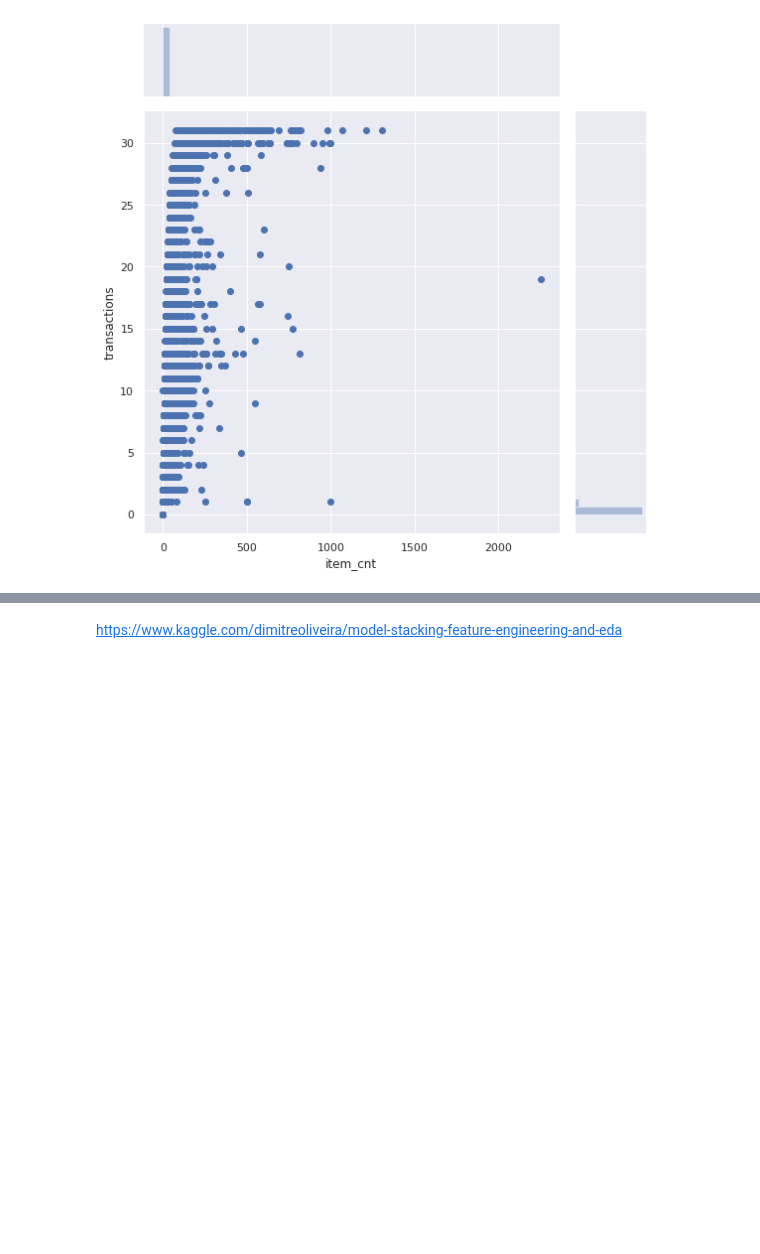
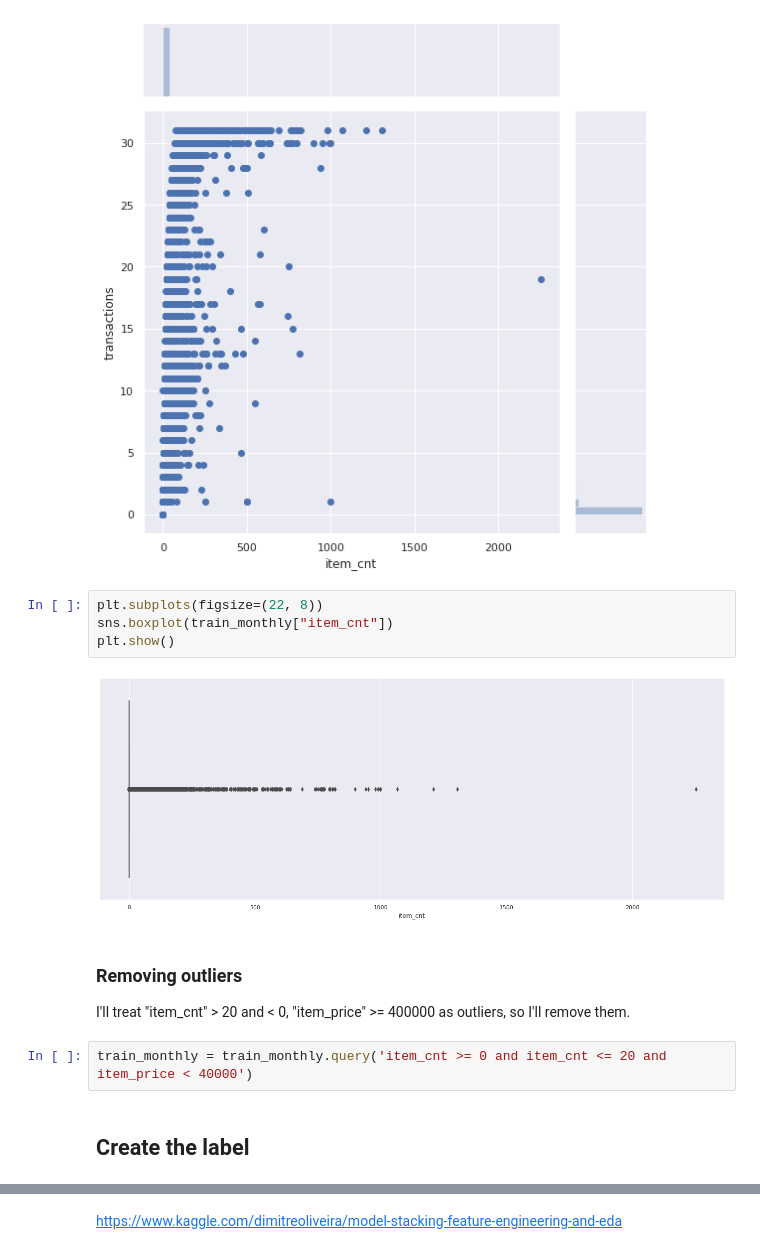
Before and after one commit to ShuichiroTsuda/Kaggle_Predict_Future_Sales, a Jupyter notebook: Predict_Future_Sales.ipynb, the cells around one changed output, grey strips where cells are left out. Cells and saved outputs as stored; diff of their text form; blank space fills up the shorter version.

```diff
--- a/Predict_Future_Sales.ipynb
+++ b/Predict_Future_Sales.ipynb
@@ -278,3 +306,17 @@ sns.jointplot(x="item_cnt", y="transactions", data=train_monthly, height=8)
 plt.show()
 # %% [output]
 [figure]
+# %%
+plt.subplots(figsize=(22, 8))
+sns.boxplot(train_monthly["item_cnt"])
+plt.show()
+# %% [output]
+[figure, added]
+# %% [markdown]
+### Removing outliers
+
+I'll treat "item_cnt" > 20 and < 0, "item_price" >= 400000 as outliers, so I'll remove them.
+# %%
+train_monthly = train_monthly.query('item_cnt >= 0 and item_cnt <= 20 and item_price < 40000')
+# %% [markdown]
+## Create the label
```
Also changed, not shown: parts of 38 cells of this notebook.
